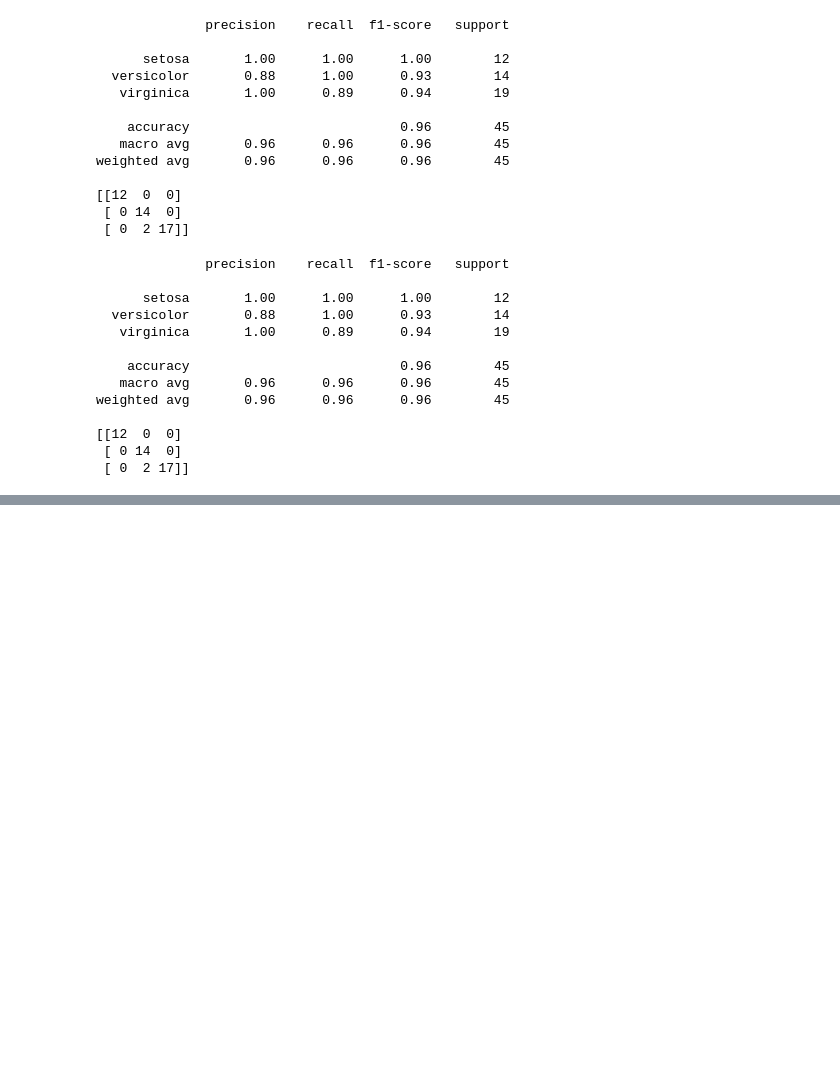
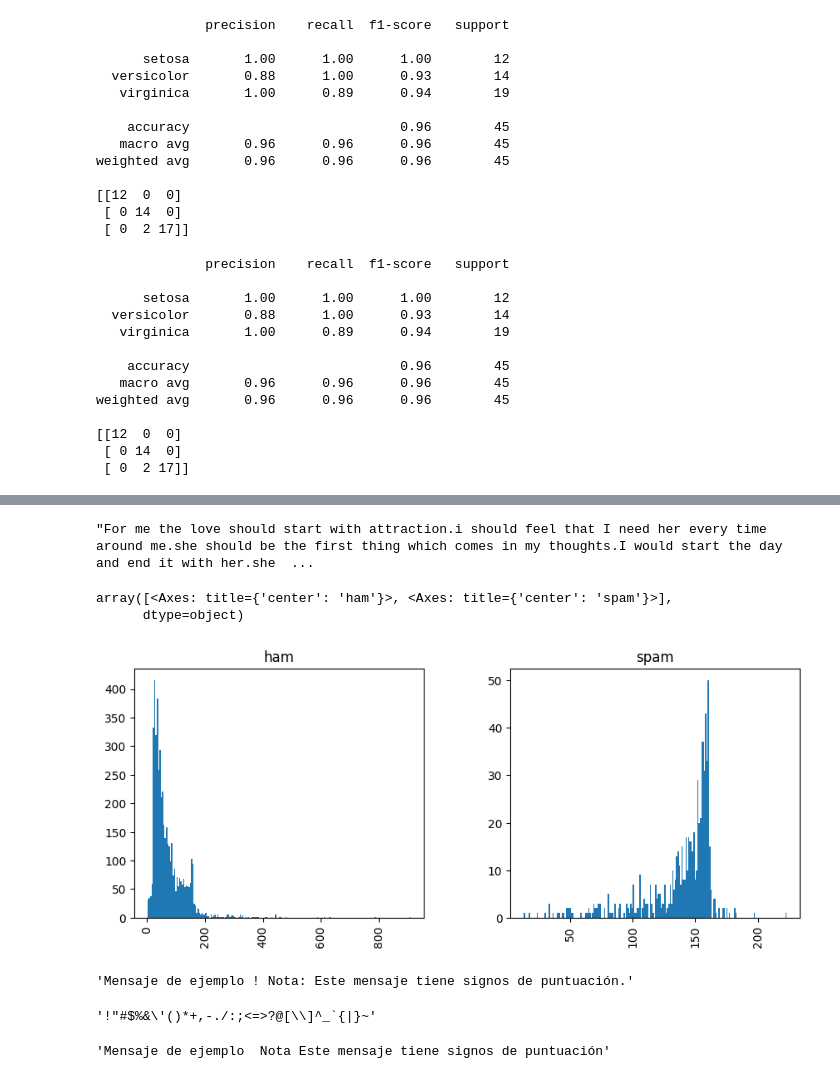
Before and after one commit to saraisab/courses, a Jupyter notebook: ml_seccion15_16_17_18.ipynb, the cells around one changed output, grey strips where cells are left out. Cells and saved outputs as stored; diff of their text form; code cells hidden in the pictures; blank space fills up the shorter version.

```diff
--- a/ml_seccion15_16_17_18.ipynb
+++ b/ml_seccion15_16_17_18.ipynb
@@ -363,0 +446,5 @@ weighted avg       0.96      0.96      0.96        45
+# %%
+# para saber el mensaje q tiene la long 910
+mensajes_df[mensajes_df['longitud'] == 910]['mensaje'].iloc[0]
+# %% [output]
+"For me the love should start with attraction.i should feel that I need her every time around me.she should be the first thing which comes in my thoughts.I would start the day and end it with her.she  ...
@@ -363,0 +453,6 @@ weighted avg       0.96      0.96      0.96        45
+# %%
+mensajes_df.hist(column='longitud', by='etiqueta', bins=200, figsize=(10,4))
+# %% [output]
+array([<Axes: title={'center': 'ham'}>, <Axes: title={'center': 'spam'}>],
+      dtype=object)
+[figure, added]
@@ -363,0 +466,8 @@ weighted avg       0.96      0.96      0.96        45
+# %%
+cadena
+# %% [output]
+'Mensaje de ejemplo ! Nota: Este mensaje tiene signos de puntuación.'
+# %%
+string.punctuation
+# %% [output]
+'!"#$%&\'()*+,-./:;<=>?@[\\]^_`{|}~'
@@ -363,0 +476,5 @@ weighted avg       0.96      0.96      0.96        45
+# %%
+sin_puntuacion = ''.join(sin_puntuacion)
+sin_puntuacion
+# %% [output]
+'Mensaje de ejemplo  Nota Este mensaje tiene signos de puntuación'
```
Also changed, not shown: parts of 31 cells of this notebook.
